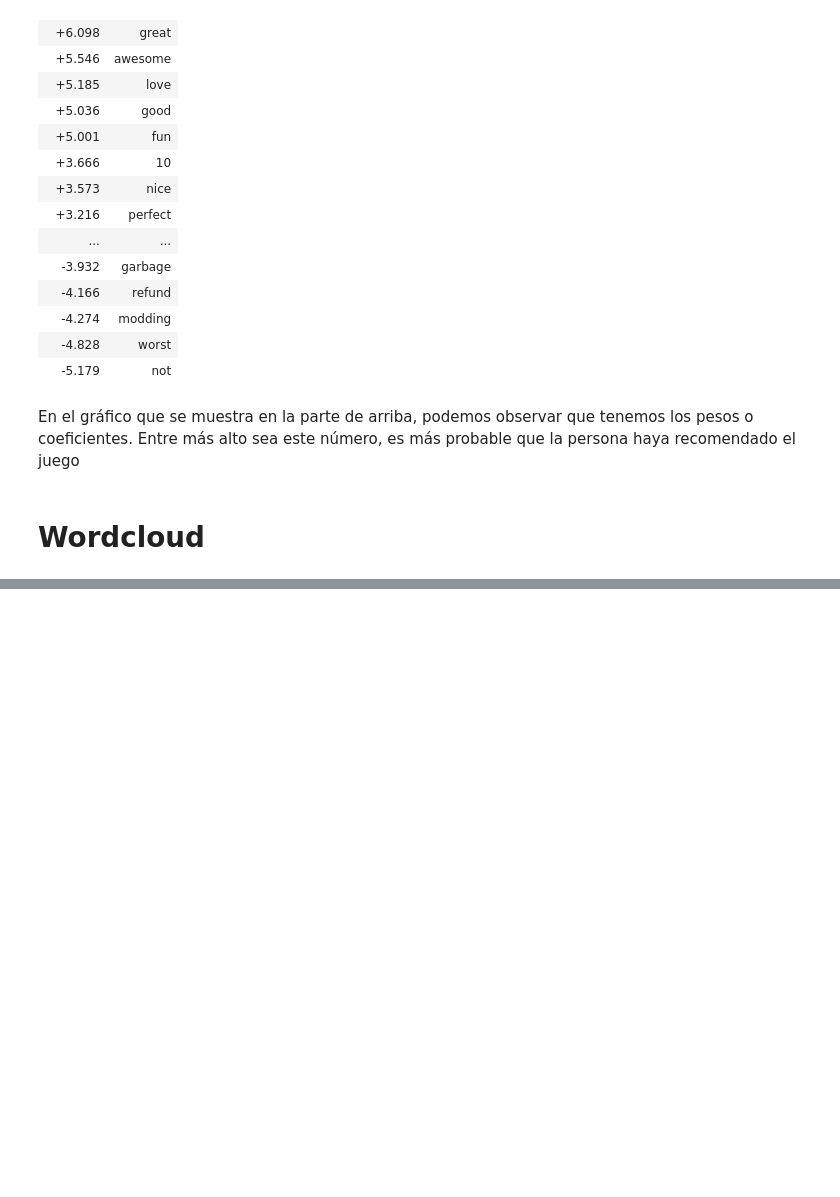
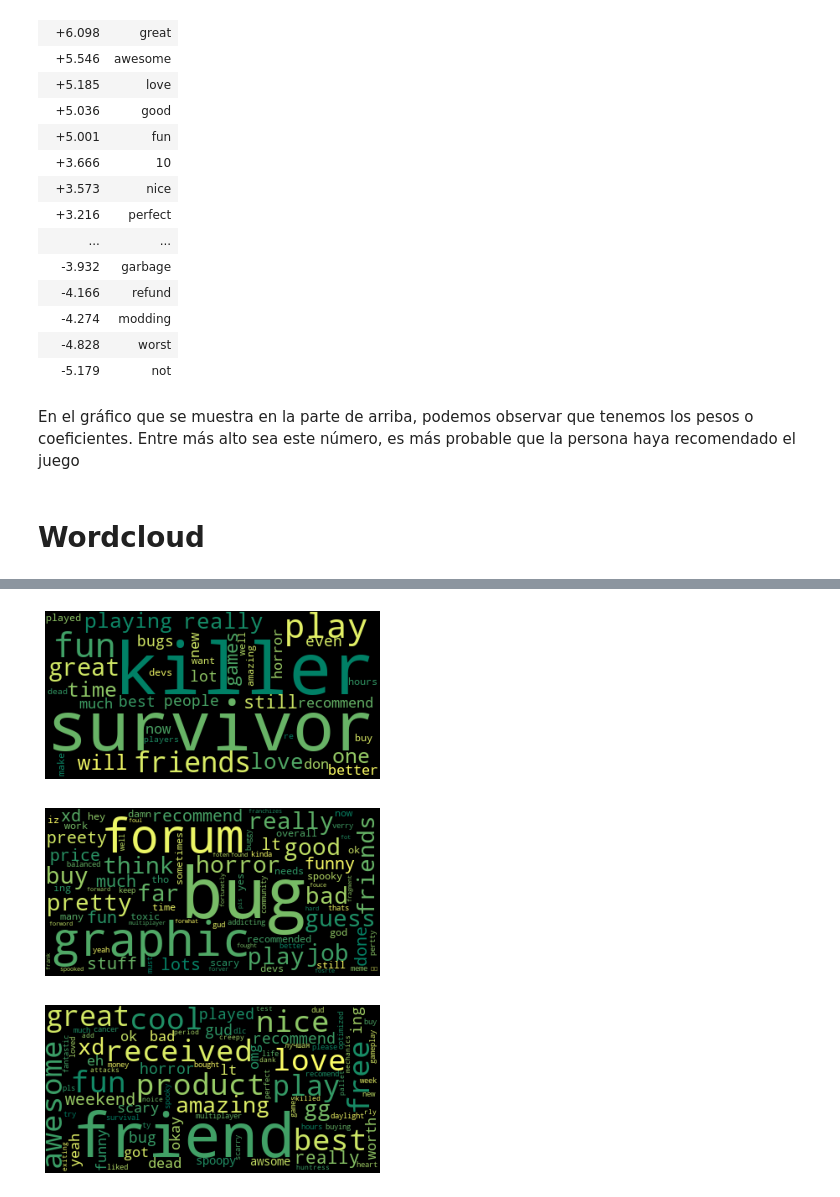
Before and after one commit to ByronTraconis/Working, a Jupyter notebook: Steam_Reviews_Dataset.ipynb, the cells around one changed output, grey strips where cells are left out. Cells and saved outputs as stored; diff of their text form; code cells hidden in the pictures; blank space fills up the shorter version.

```diff
--- a/Steam_Reviews_Dataset.ipynb
+++ b/Steam_Reviews_Dataset.ipynb
@@ -474,0 +656,14 @@ print_top_words(nmf, tfidf_vect_feature_names, 100, colormap='inferno')
+# %%
+#Para las reseñas positivas
+
+clean_data = steam_data.dropna()
+
+#Para las reseñas recomendadas
+train = clean_data[(clean_data['title'] == 'Dead by Daylight') & (clean_data['recommendation_int'] == 1)]
+
+X = train['review']
+y = train['recommendation_int']
+
+from sklearn.model_selection import train_test_split
+
+X_train, X_test, y_train, y_test = train_test_split(X, y, test_size=0.3, random_state=273, stratify=y)
@@ -474,0 +672,18 @@ print_top_words(nmf, tfidf_vect_feature_names, 100, colormap='inferno')
+# %%
+#
+tfidf_vect = TfidfVectorizer(max_df=.50)
+
+# Se extraen los tópicos de dataset
+X_train_topical = tfidf_vect.fit_transform(X_train)
+
+nmf = NMF(n_components=3, random_state=273, alpha=.1, l1_ratio=.5)
+
+document_topics_nmf = nmf.fit_transform(X_train_topical)
+# %%
+#Se obtiene el contenido y se muestra, en este caso, se realizó un wordcloud de las palabras negativas
+tfidf_vect_feature_names = tfidf_vect.get_feature_names()
+print_top_words(nmf, tfidf_vect_feature_names, 100, colormap='summer')
+# %% [output]
+[figure, added]
+[figure, added]
+[figure, added]
```
Also changed, not shown: parts of 28 cells of this notebook.
